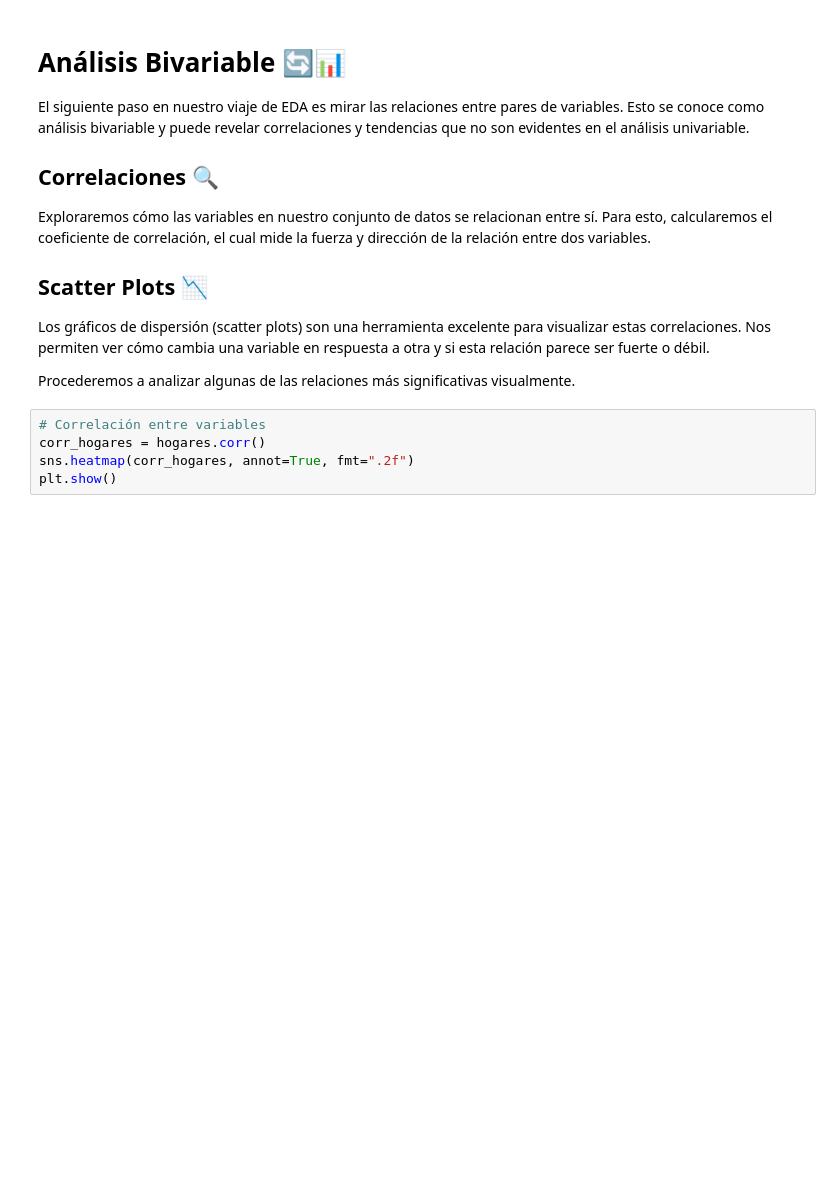
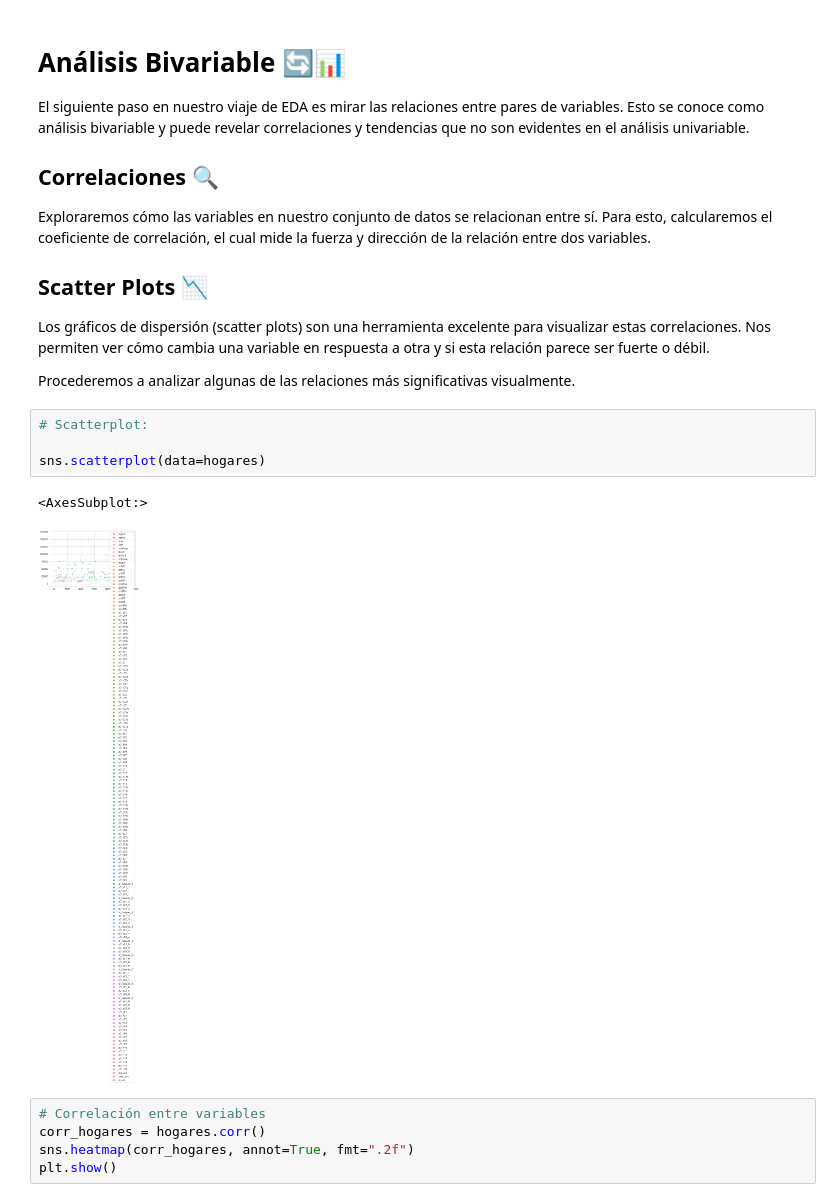
Before and after one commit to aleg001/Lab10-DS, a Jupyter notebook: Lab10.ipynb, the cells around one changed output. Cells and saved outputs as stored; diff of their text form; blank space fills up the shorter version.

Commit message:
added more graphs

```diff
--- a/Lab10.ipynb
+++ b/Lab10.ipynb
@@ -139,6 +139,13 @@ Exploraremos cómo las variables en nuestro conjunto de datos se relacionan entr
 Los gráficos de dispersión (scatter plots) son una herramienta excelente para visualizar estas correlaciones. Nos permiten ver cómo cambia una variable en respuesta a otra y si esta relación parece ser fuerte o débil.
 
 Procederemos a analizar algunas de las relaciones más significativas visualmente.
+# %%
+# Scatterplot:
+
+sns.scatterplot(data=hogares)
+# %% [output]
+<AxesSubplot:>
+[figure, added]
 # %%
 # Correlación entre variables
 corr_hogares = hogares.corr()
```
Also changed, not shown: parts of 1 cell of this notebook.
